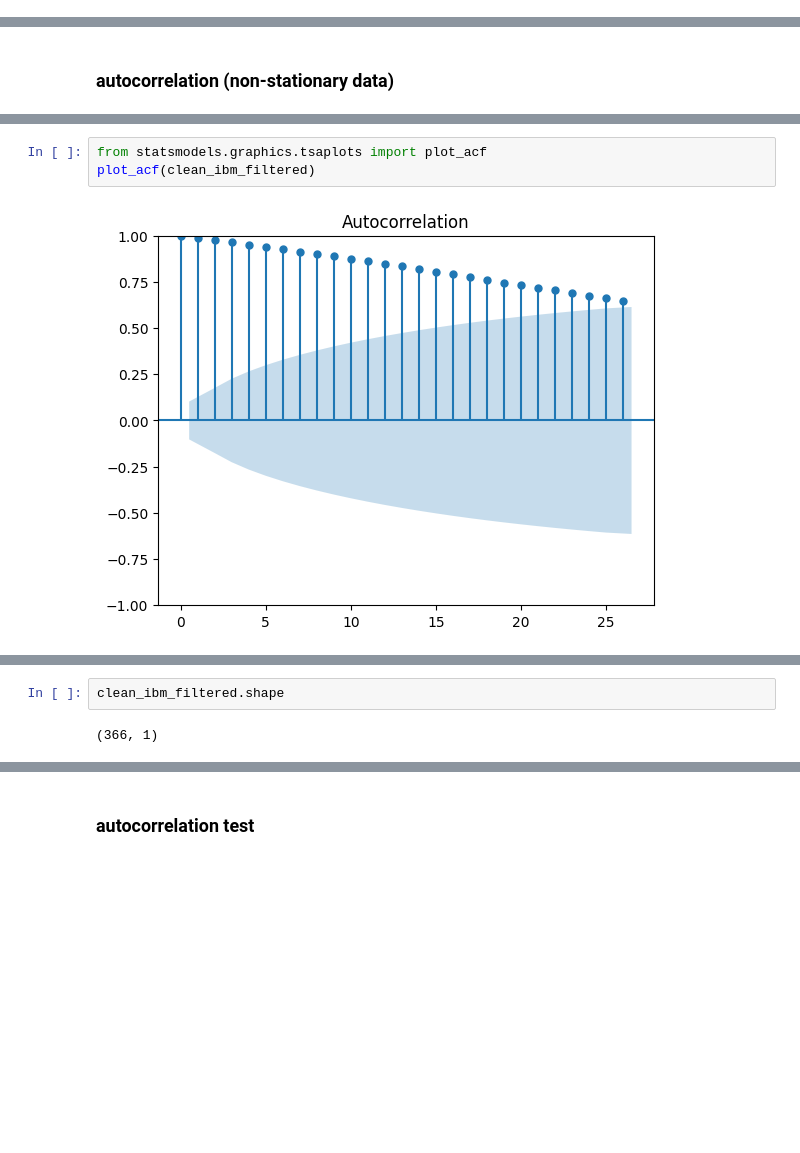
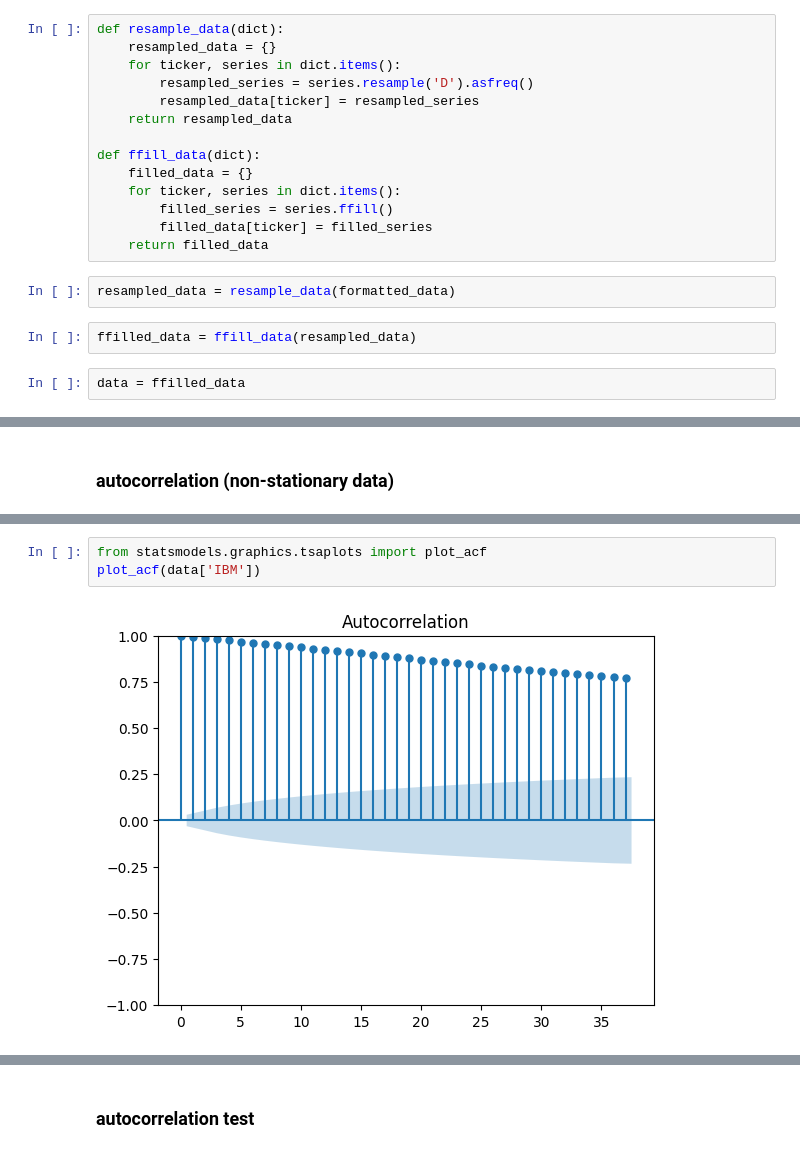
Before and after one commit to aferrers/stockpriceprediction, a Jupyter notebook: notebooks/notebook1.ipynb, the cells around one changed output, grey strips where cells are left out. Cells and saved outputs as stored; diff of their text form; blank space fills up the shorter version.

```diff
--- a/notebooks/notebook1.ipynb
+++ b/notebooks/notebook1.ipynb
@@ -142,0 +191,20 @@ dtype: int64
+# %%
+def resample_data(dict):
+    resampled_data = {}
+    for ticker, series in dict.items():
+        resampled_series = series.resample('D').asfreq()
+        resampled_data[ticker] = resampled_series
+    return resampled_data
+
+def ffill_data(dict):
+    filled_data = {}
+    for ticker, series in dict.items():
+        filled_series = series.ffill()
+        filled_data[ticker] = filled_series
+    return filled_data
+# %%
+resampled_data = resample_data(formatted_data)
+# %%
+ffilled_data = ffill_data(resampled_data)
+# %%
+data = ffilled_data
@@ -398,5 +488,5 @@ plt.show()
 # %%
 from statsmodels.graphics.tsaplots import plot_acf
-plot_acf(clean_ibm_filtered)
+plot_acf(data['IBM'])
 # %% [output]
-[figure, old version]
+[figure, new version]
@@ -404,6 +494,2 @@ plot_acf(clean_ibm_filtered)
-# %%
-clean_ibm_filtered.shape
-# %% [output]
-(366, 1)
 # %%
 from statsmodels.graphics.tsaplots import plot_pacf
```
Also changed, not shown: parts of 109 cells of this notebook, 15 other files.
